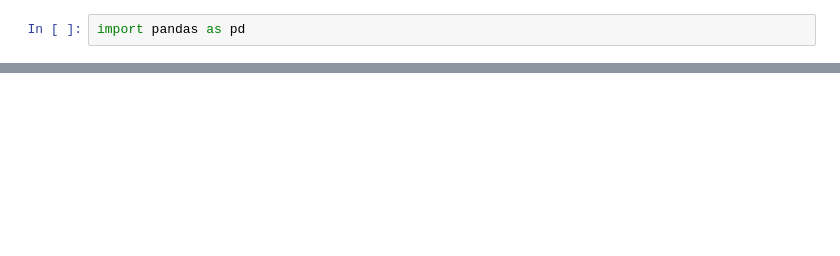
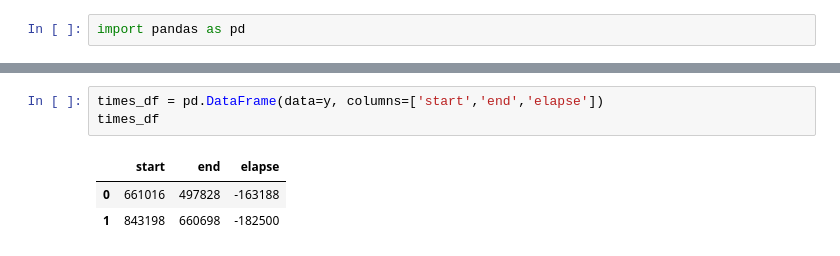
Before and after one commit to andrewcgaitskell/WebSocketServer, a Jupyter notebook: audio/ReadBytes+Plot.ipynb, the cells around one changed output, grey strips where cells are left out. Cells and saved outputs as stored; diff of their text form; blank space fills up the shorter version.

```diff
--- a/audio/ReadBytes+Plot.ipynb
+++ b/audio/ReadBytes+Plot.ipynb
@@ -24,0 +34,7 @@ myfullfile = myfolder + myfile
+# %%
+times_df = pd.DataFrame(data=y, columns=['start','end','elapse'])
+times_df
+# %% [output]
+|  | start | end | elapse |
+| 0 | 661016 | 497828 | -163188 |
+| 1 | 843198 | 660698 | -182500 |
```
Also changed, not shown: parts of 27 cells of this notebook, 23 other files.
